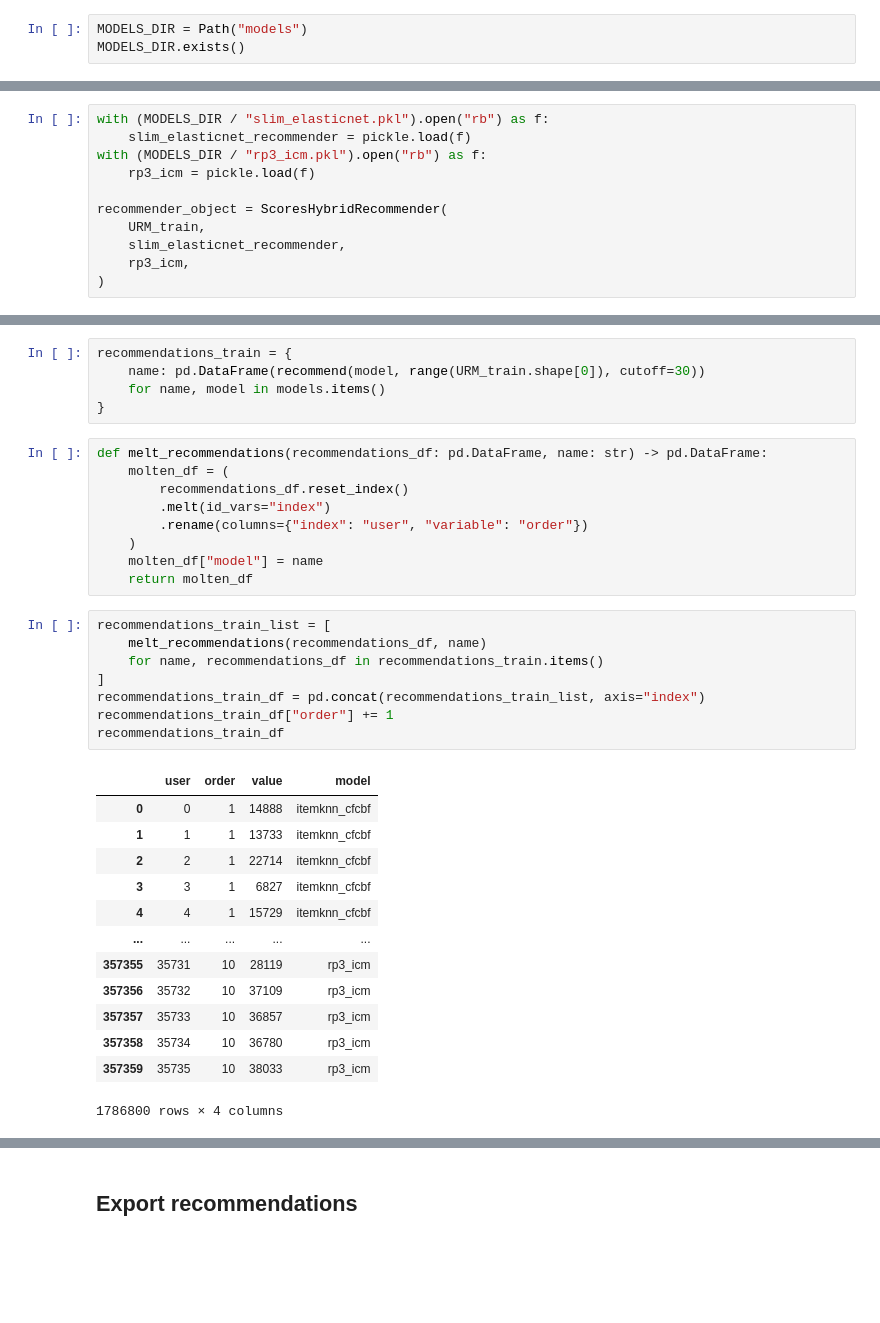
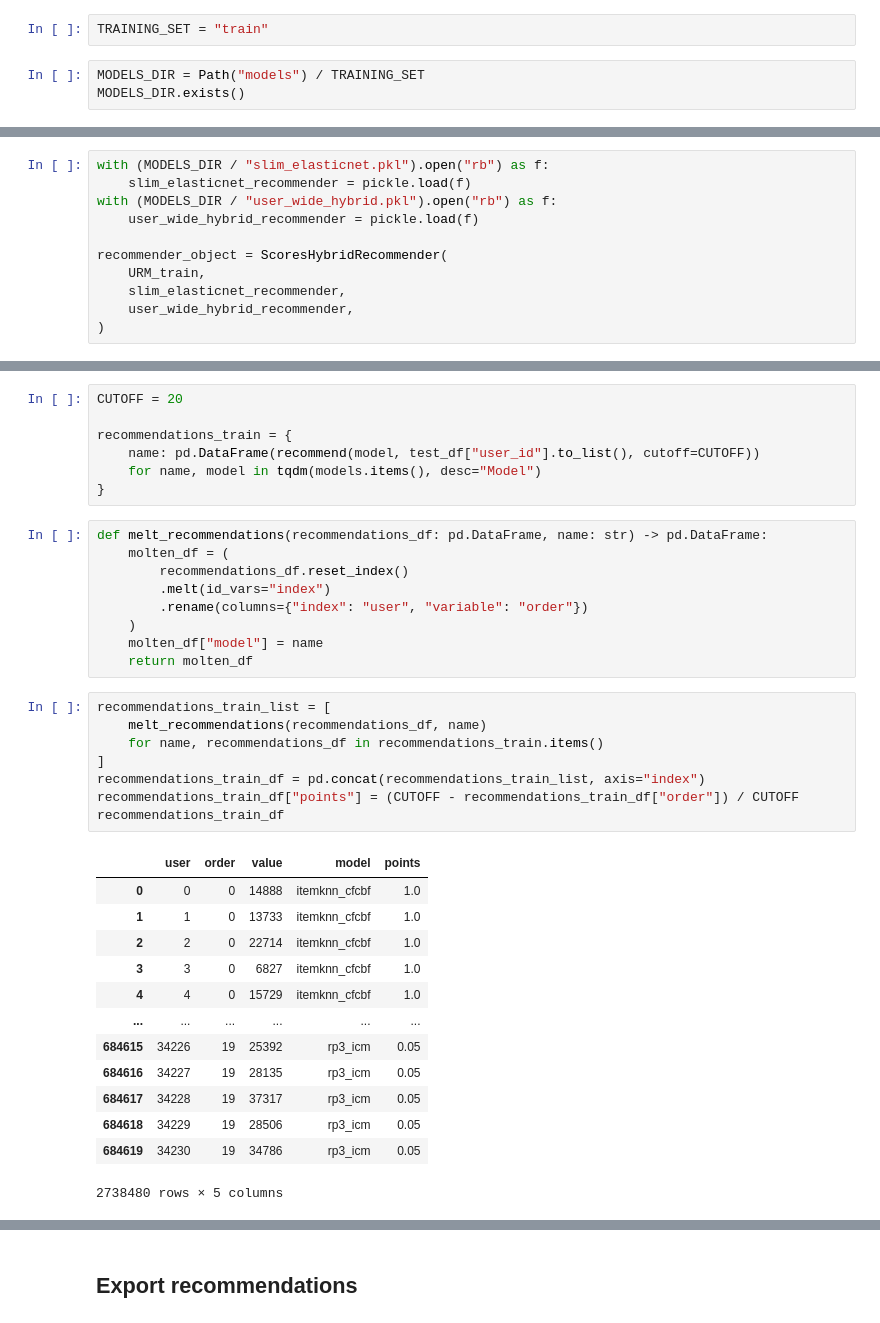
Before and after one commit to tomaz-suller/recsys, a Jupyter notebook: 9-tomaz-suller-submission.ipynb, the cells around one changed output, grey strips where cells are left out. Cells and saved outputs as stored; diff of their text form; blank space fills up the shorter version.

```diff
--- a/9-tomaz-suller-submission.ipynb
+++ b/9-tomaz-suller-submission.ipynb
@@ -34,8 +35,10 @@ TEST_ID_PATH = Path(
 TEST_ID_PATH.exists()
 # %% [output]
 True
+# %%
+TRAINING_SET = "train"
 # %%
-MODELS_DIR = Path("models")
+MODELS_DIR = Path("models") / TRAINING_SET
 MODELS_DIR.exists()
 # %% [output]
 True
@@ -495,13 +503,13 @@ EvaluatorHoldout: Processed 33827 (100.0%) in 18.19 sec. Users per second: 1860
 # %%
 with (MODELS_DIR / "slim_elasticnet.pkl").open("rb") as f:
     slim_elasticnet_recommender = pickle.load(f)
-with (MODELS_DIR / "rp3_icm.pkl").open("rb") as f:
-    rp3_icm = pickle.load(f)
+with (MODELS_DIR / "user_wide_hybrid.pkl").open("rb") as f:
+    user_wide_hybrid_recommender = pickle.load(f)
 
 recommender_object = ScoresHybridRecommender(
     URM_train,
     slim_elasticnet_recommender,
-    rp3_icm,
+    user_wide_hybrid_recommender,
 )
 # %%
 def recommender_map10(x):
@@ -845,9 +841,11 @@ models
  'slim_elasticnet_fs': <Recommenders.SLIM.SLIMElasticNetRecommender.SLIMElasticNetRecommender at 0x...>,
  'rp3_icm': <Recommenders.GraphBased.RP3betaRecommenderICM.RP3betaRecommenderICM at 0x...>}
 # %%
+CUTOFF = 20
+
 recommendations_train = {
-    name: pd.DataFrame(recommend(model, range(URM_train.shape[0]), cutoff=30))
-    for name, model in models.items()
+    name: pd.DataFrame(recommend(model, test_df["user_id"].to_list(), cutoff=CUTOFF))
+    for name, model in tqdm(models.items(), desc="Model")
 }
 # %%
 def melt_recommendations(recommendations_df: pd.DataFrame, name: str) -> pd.DataFrame:
@@ -861,22 +859,22 @@ def melt_recommendations(recommendations_df: pd.DataFrame, name: str) -> pd.Data
 # %%
 recommendations_train_list = [
     melt_recommendations(recommendations_df, name)
     for name, recommendations_df in recommendations_train.items()
 ]
 recommendations_train_df = pd.concat(recommendations_train_list, axis="index")
-recommendations_train_df["order"] += 1
+recommendations_train_df["points"] = (CUTOFF - recommendations_train_df["order"]) / CUTOFF
 recommendations_train_df
 # %% [output]
-|  | user | order | value | model |
-| 0 | 0 | 1 | 14888 | itemknn_cfcbf |
-| 1 | 1 | 1 | 13733 | itemknn_cfcbf |
-| 2 | 2 | 1 | 22714 | itemknn_cfcbf |
-| 3 | 3 | 1 | 6827 | itemknn_cfcbf |
-| 4 | 4 | 1 | 15729 | itemknn_cfcbf |
-| ... | ... | ... | ... | ... |
-| 357355 | 35731 | 10 | 28119 | rp3_icm |
-| 357356 | 35732 | 10 | 37109 | rp3_icm |
-| 357357 | 35733 | 10 | 36857 | rp3_icm |
-| 357358 | 35734 | 10 | 36780 | rp3_icm |
-| 357359 | 35735 | 10 | 38033 | rp3_icm |
+|  | user | order | value | model | points |
+| 0 | 0 | 0 | 14888 | itemknn_cfcbf | 1.0 |
+| 1 | 1 | 0 | 13733 | itemknn_cfcbf | 1.0 |
+| 2 | 2 | 0 | 22714 | itemknn_cfcbf | 1.0 |
+| 3 | 3 | 0 | 6827 | itemknn_cfcbf | 1.0 |
+| 4 | 4 | 0 | 15729 | itemknn_cfcbf | 1.0 |
+| ... | ... | ... | ... | ... | ... |
+| 684615 | 34226 | 19 | 25392 | rp3_icm | 0.05 |
+| 684616 | 34227 | 19 | 28135 | rp3_icm | 0.05 |
+| 684617 | 34228 | 19 | 37317 | rp3_icm | 0.05 |
+| 684618 | 34229 | 19 | 28506 | rp3_icm | 0.05 |
+| 684619 | 34230 | 19 | 34786 | rp3_icm | 0.05 |
-1786800 rows × 4 columns
+2738480 rows × 5 columns
```
Also changed, not shown: parts of 62 cells of this notebook.
